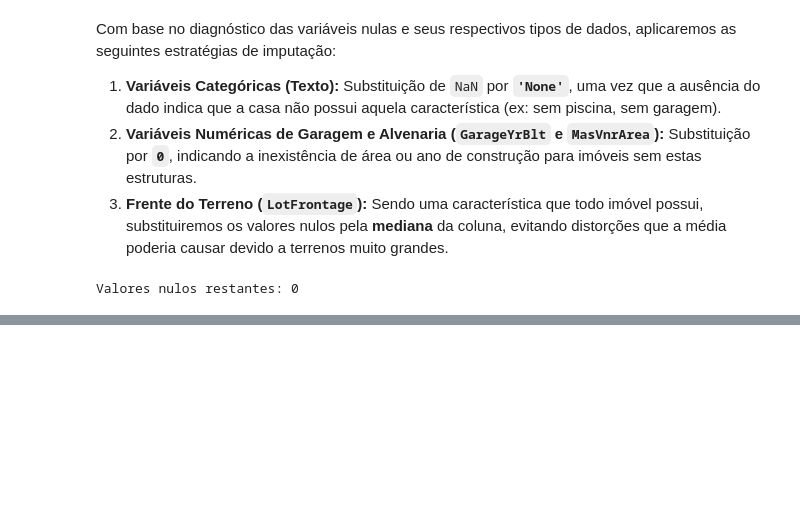
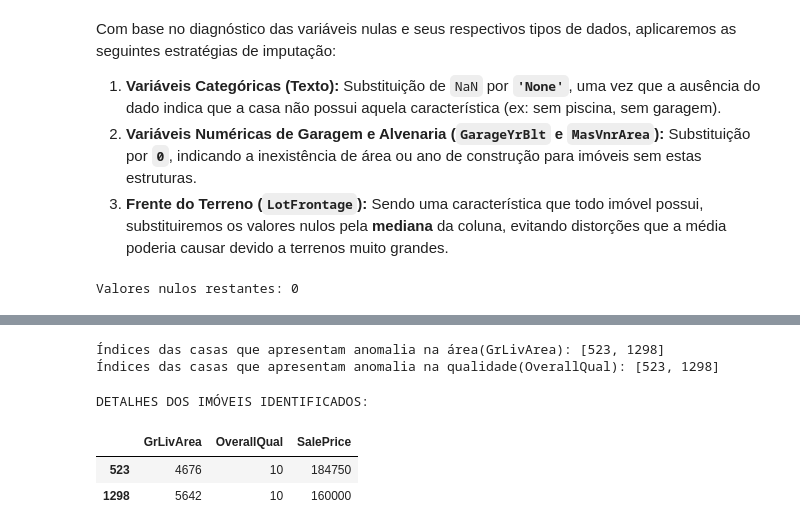
Before and after one commit to JoaoAntoni07/projeto-trainee-2026, a Jupyter notebook: projeto_trainee.ipynb, the cells around one changed output, grey strips where cells are left out. Saved outputs shown, nothing was run; the diff lists cells and outputs as text; code cells hidden in the pictures; blank space fills up the shorter version.

```diff
--- a/projeto_trainee.ipynb
+++ b/projeto_trainee.ipynb
@@ -231,0 +239,23 @@ Valores nulos restantes: 0
+# %%
+# filtrando as linhas que violam o padrão de área(GrLivArea)
+outliers_area = df_train[(df_train['GrLivArea'] > 4000) & (df_train['SalePrice'] < 300000)]
+
+# filtrando as linhas que violam o padrão de qualidade(OveralQual)
+outliers_qualidade = df_train[(df_train['OverallQual'] == 10) & (df_train['SalePrice'] < 200000)]
+
+# analisando os ID's dos outliers
+print(f"Índices das casas que apresentam anomalia na área(GrLivArea): {list(outliers_area.index)}")
+print(f"Índices das casas que apresentam anomalia na qualidade(OverallQual): {list(outliers_qualidade.index)}")
+# %% [output]
+Índices das casas que apresentam anomalia na área(GrLivArea): [523, 1298]
+Índices das casas que apresentam anomalia na qualidade(OverallQual): [523, 1298]
+# %%
+# exibindo os detalhes dessas casas para confirmar a duplicidade
+print("\nDETALHES DOS IMÓVEIS IDENTIFICADOS:")
+outliers_area[['GrLivArea', 'OverallQual', 'SalePrice']]
+outliers_qualidade[['GrLivArea', 'OverallQual', 'SalePrice']]
+# %% [output]
+DETALHES DOS IMÓVEIS IDENTIFICADOS:
+|  | GrLivArea | OverallQual | SalePrice |
+| 523 | 4676 | 10 | 184750 |
+| 1298 | 5642 | 10 | 160000 |
```
Also changed, not shown: parts of 5 cells of this notebook.
